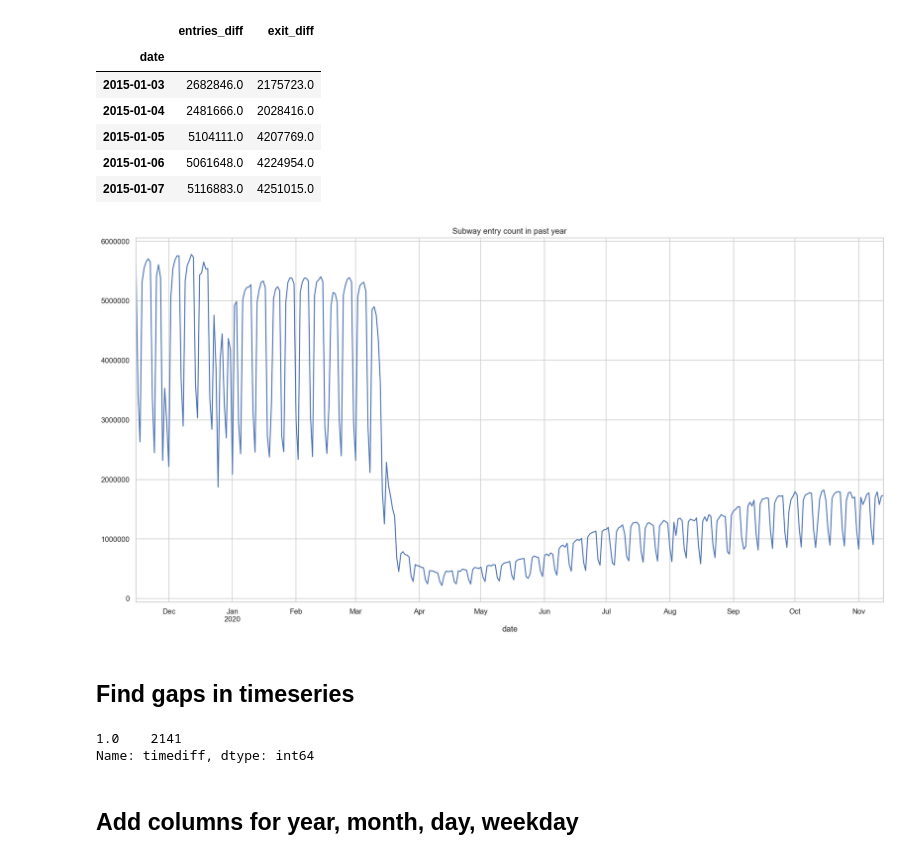
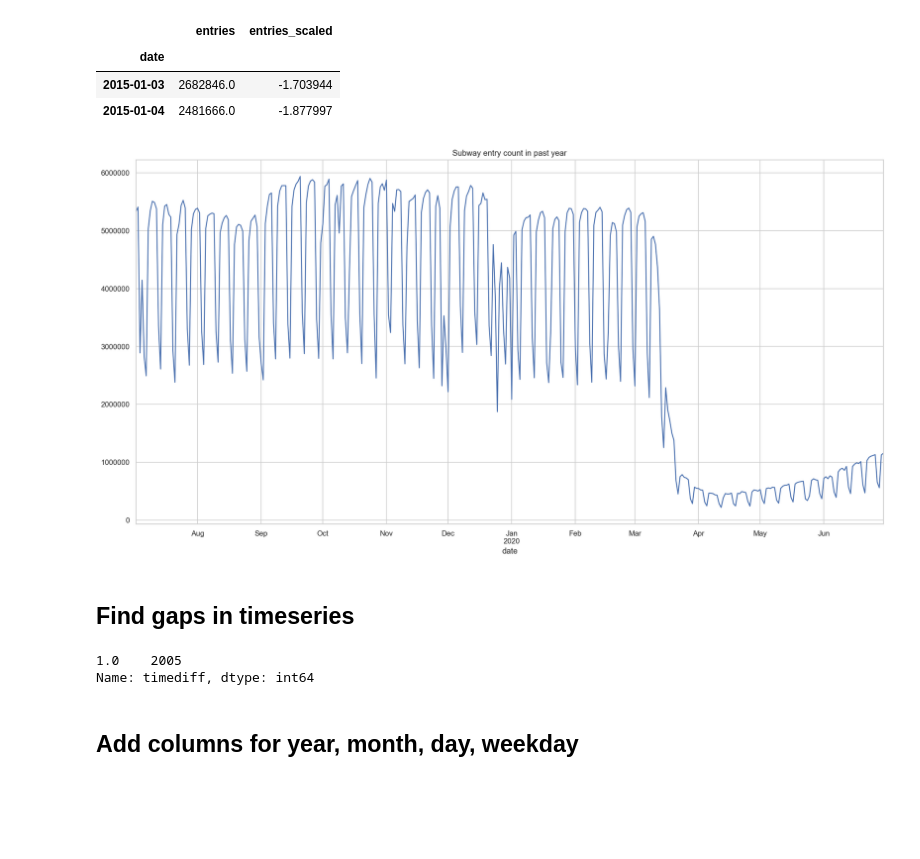
Before and after one commit to sujeongcha/TimeSeries-Transporation-and-Covid19, a Jupyter notebook: Modelling/subway_Arima.ipynb, the cells around one changed output. Drawn from its saved outputs; the diff is of its cells as text; code cells hidden in the pictures; blank space fills up the shorter version.

```diff
--- a/Modelling/subway_Arima.ipynb
+++ b/Modelling/subway_Arima.ipynb
@@ -9,22 +12,24 @@ from pydse.utils import make_lag_arr
 %matplotlib inline
-# %%
-df = pd.read_pickle("../Data/Subway_Data/daily_count.pkl")
-df.head()
-# %% [output]
-|  | entries_diff | exit_diff |
-| date |  |  |
-| 2015-01-03 | 2682846.0 | 2175723.0 |
-| 2015-01-04 | 2481666.0 | 2028416.0 |
-| 2015-01-05 | 5104111.0 | 4207769.0 |
-| 2015-01-06 | 5061648.0 | 4224954.0 |
-| 2015-01-07 | 5116883.0 | 4251015.0 |
+# %%
+df_preCovid_train = pd.read_pickle("../Data/Subway_Data/preCovid_stdized_train.pkl")
+df_preCovid_test = pd.read_pickle("../Data/Subway_Data/preCovid_stdized_test.pkl")
+df_preCovid_full = pd.concat([df_preCovid_train, df_preCovid_test])
+df_postCovid = pd.read_pickle("../Data/Subway_Data/postCovid_stdized.pkl")
+df_all =  pd.concat([df_preCovid_full, df_postCovid])
+# %%
+df_preCovid_train.head(2)
+# %% [output]
+|  | entries | entries_scaled |
+| date |  |  |
+| 2015-01-03 | 2682846.0 | -1.703944 |
+| 2015-01-04 | 2481666.0 | -1.877997 |
 # %%
 plt.figure(figsize=(20,10))
 plt.title("Subway entry count in past year")
-df["entries_diff"][-365:].plot()
+df_all["entries"][-365:].plot()
 plt.show()
 # %% [output]
-[figure, old version]
+[figure, new version]
 # %% [markdown]
 ## Find gaps in timeseries
 # %%
@@ -34,9 +43,9 @@ df.set_index('date', inplace=True)
 # %%
-df['timediff'].value_counts()
+df_all = find_gaps(df_all)
 
 # only have 1 day interval so good
 # %% [output]
-1.0    2141
+1.0    2005
 Name: timediff, dtype: int64
 # %% [markdown]
 ## Add columns for year, month, day, weekday
```
Also changed, not shown: parts of 54 cells of this notebook.
